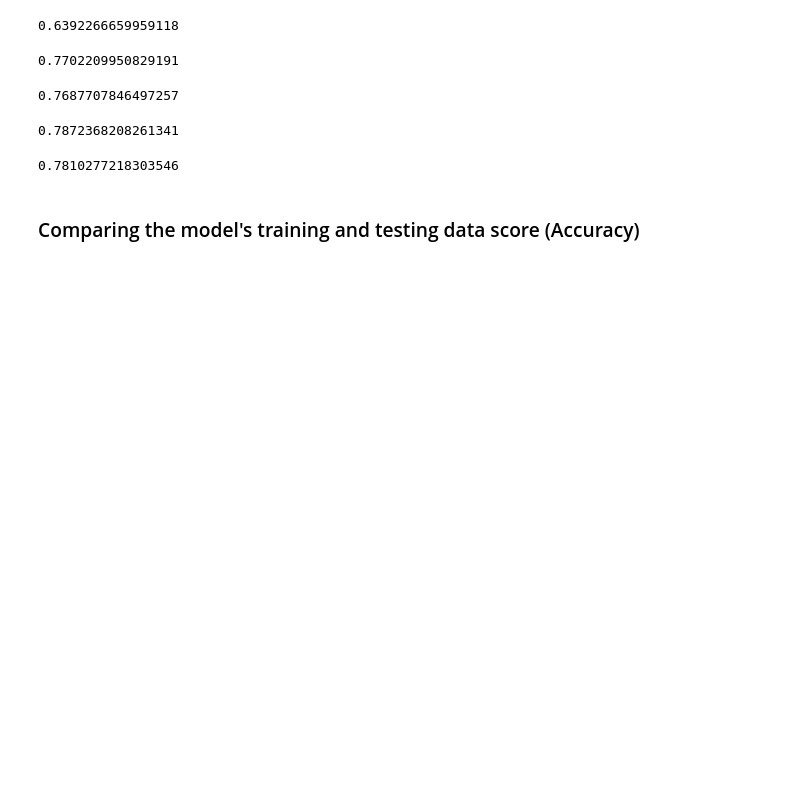
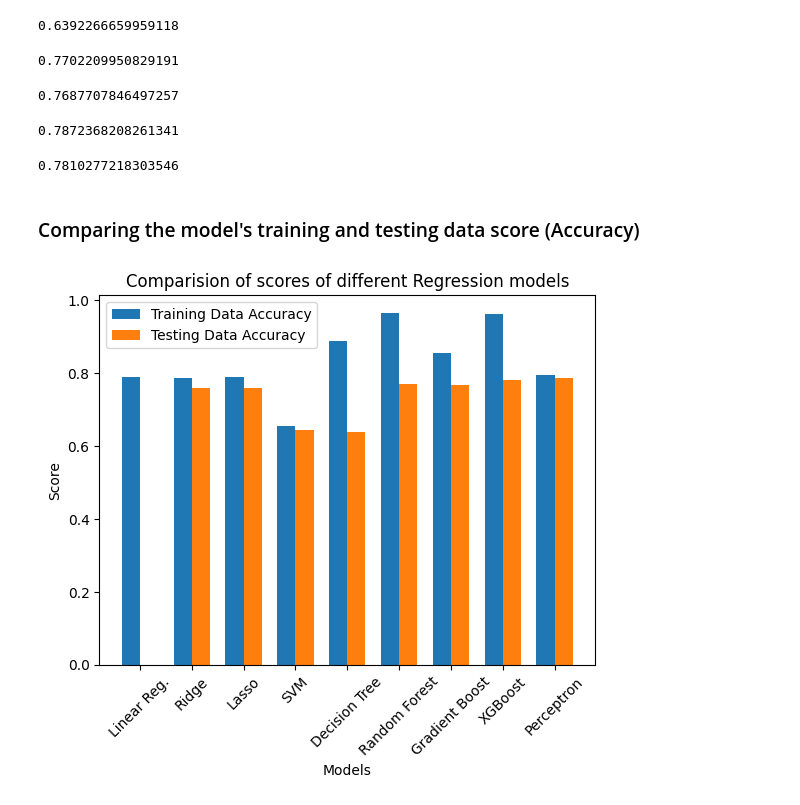
Before and after one commit to neerajcodes888/Hyderabad-Housing-Price-Prediction, a Jupyter notebook: Analysis_Prediction.ipynb, the cells around one changed output. Cells and saved outputs as stored; diff of their text form; code cells hidden in the pictures; blank space fills up the shorter version.

Commit message:
Plot Commit

```diff
--- a/Analysis_Prediction.ipynb
+++ b/Analysis_Prediction.ipynb
@@ -290,0 +292,21 @@ import numpy as np
+# %%
+model_names = ['Linear Reg.', 'Ridge', 'Lasso', 'SVM','Decision Tree','Random Forest','Gradient Boost','XGBoost','Perceptron']
+train_scores = [lr.score(x_train,y_train), ridge_model.score(x_train,y_train), lasso_model.score(x_train,y_train),svr_model.score(x_train,y_train),dt_model.score(x_train,y_train),rf_model.score(x_train,y_train),gb_model.score(x_train,y_train),xgb_model.score(x_train,y_train),nn_model.score(x_train,y_train)]
+test_scores = [lr.score(x_test,y_test), ridge_model.score(x_test,y_test), lasso_model.score(x_test,y_test),svr_model.score(x_test,y_test),dt_model.score(x_test,y_test),rf_model.score(x_test,y_test),gb_model.score(x_test,y_test),xgb_model.score(x_test,y_test),nn_model.score(x_test,y_test)]
+# Width of each bar
+bar_width = 0.35
+
+length = np.arange(len(model_names))
+plt.bar(length, train_scores, width=bar_width, label='Training Data Accuracy')
+plt.bar(length + bar_width, test_scores, width=bar_width, label='Testing Data Accuracy')
+
+plt.xlabel('Models')
+plt.ylabel('Score')
+plt.title('Comparision of scores of different Regression models')
+plt.xticks(length + bar_width / 2, model_names)
+plt.legend()
+plt.xticks(rotation=45)
+# Display the plot
+plt.show()
+# %% [output]
+[figure, added]
```
Also changed, not shown: parts of 1 cell of this notebook.
